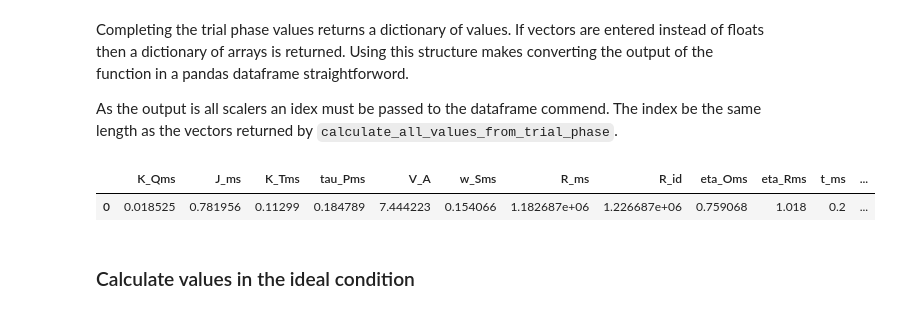
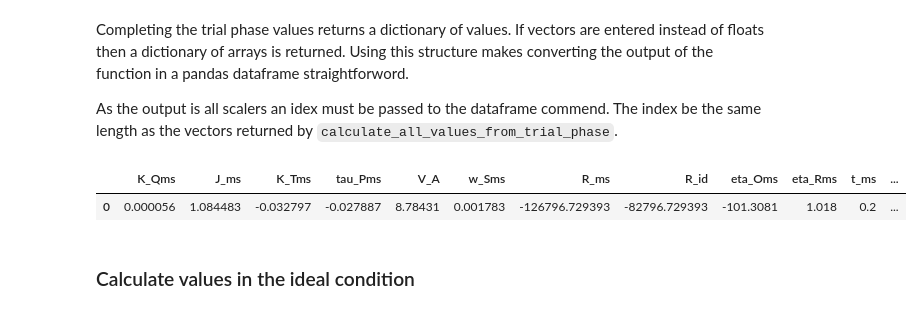
Before and after one commit to silverstream-tech/pyseatrials, a Jupyter notebook: nbs/04_power.ipynb, the cells around one changed output. Saved outputs shown, nothing was run; the diff lists cells and outputs as text; code cells hidden in the pictures.

```diff
--- a/nbs/04_power.ipynb
+++ b/nbs/04_power.ipynb
@@ -605,13 +605,11 @@ def calculate_all_values_from_trial_phase(
     P_dms:float,
     eta_ms:float,
     delta_R:float,
-    R_id:float,
     delta_eta :float,
     delta_t:float,
     delta_w:float,
     shaft_speed:float,
     diameter:float,
-    e_i:float,
     t_Rid:float,
     w_Mid:float,
     number_shafts:float,
@@ -680,29 +678,27 @@ As the output is all scalers an idex must be passed to the dataframe commend. Th
 # %%
 trial_values, K_coeffs = calculate_all_values_from_trial_phase(
             V_s = 8.8,
-            P_dms = 14242e3,
+            P_dms = 13500,
             eta_ms = 1.018,
             delta_R = -44000,
-            R_id = -44000,
             delta_eta  = 0,
             delta_t = 0,
             delta_w = 0,
-            shaft_speed = 68/60, #rpm converted to sec
-            diameter = 8.4, #because there are two shafts?
+            shaft_speed = 1.35,
+            diameter =6,
             number_shafts = 2,
             water_density = 1023,
-            e_i = 1.089,
             t_Rid = 0.2,
             w_Mid = 0.24,
             J = np.linspace(0.3, 0.85, 12),
-            K_T = np.asarray([0.3038, 0.2846, 0.2651, 0.2456, 0.226, 0.2064, 0.1867, 0.1669, 0.1467, 0.1264, 0.1056, 0.0845]),
-            K_Q = np.asarray([0.397,0.3765,0.356,0.3352,0.3142,0.2929,0.2711,0.2488,0.2257,0.2016,0.1765,0.1501])/10
+            K_T = np.asarray([0.30, 0.27, 0.26, 0.24, 0.21, 0.20, 0.195, 0.17, 0.15, 0.13, 0.09, 0.08]),
+            K_Q = np.asarray([0.38,0.36,0.34,0.32,0.30,0.28,0.26,0.23,0.21,0.20,0.16,0.13])/10
 )
 
 pd.DataFrame(trial_values, index = [0])
 # %% [output]
 |  | K_Qms | J_ms | K_Tms | tau_Pms | V_A | w_Sms | R_ms | R_id | eta_Oms | eta_Rms | t_ms | ... |
-| 0 | 0.018525 | 0.781956 | 0.11299 | 0.184789 | 7.444223 | 0.154066 | 1.182687e+06 | 1.226687e+06 | 0.759068 | 1.018 | 0.2 | ... |
+| 0 | 0.000056 | 1.084483 | -0.032797 | -0.027887 | 8.78431 | 0.001783 | -126796.729393 | -82796.729393 | -101.3081 | 1.018 | 0.2 | ... |
 # %%
 #| hide
 
```
Also changed, not shown: parts of 8 cells of this notebook, 7 other files.
